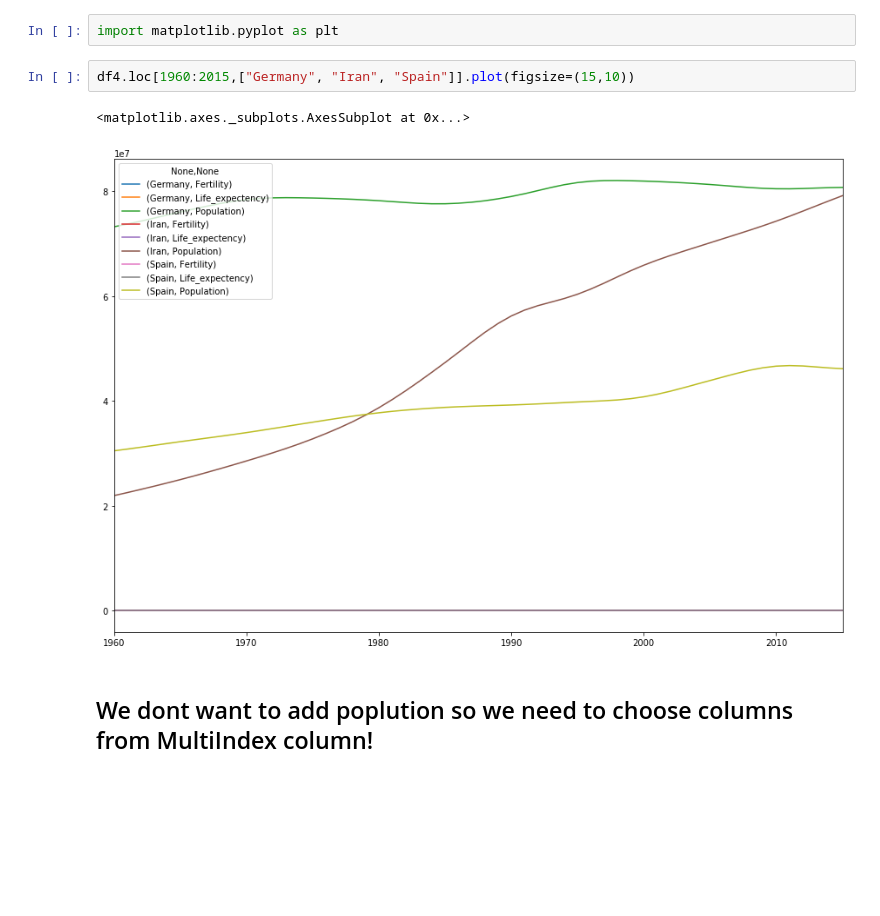
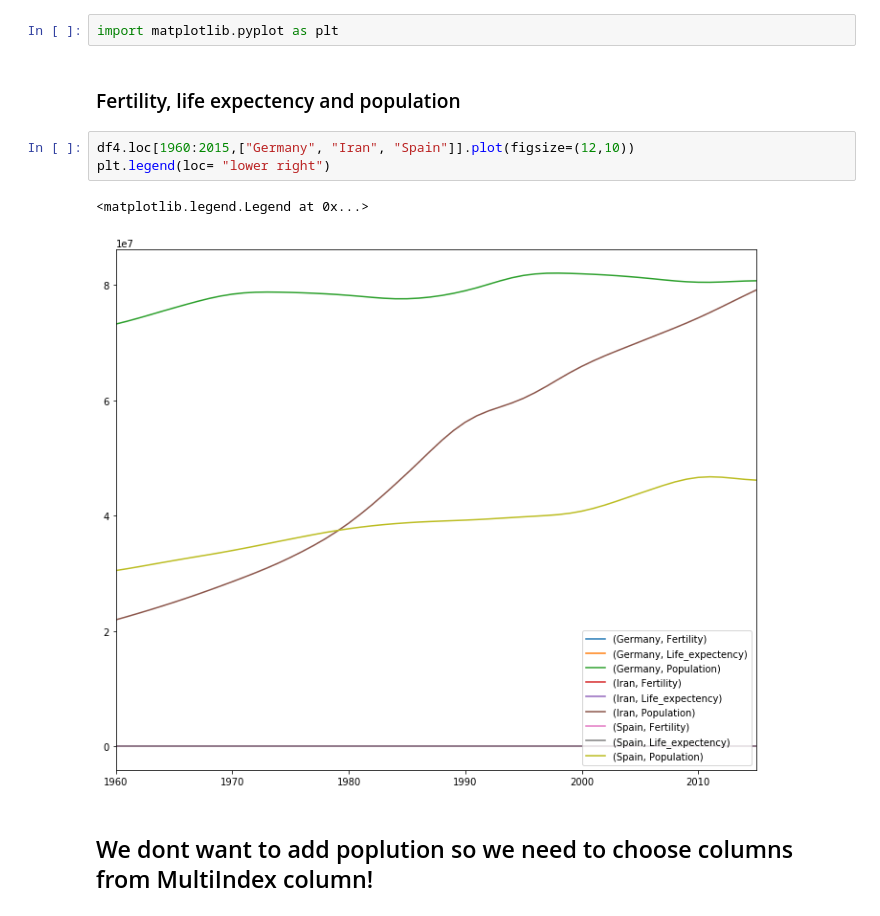
Before and after one commit to iremnasir/bootcamp_progress, a Jupyter notebook: Animate a Scatterplot.ipynb, the cells around one changed output. Drawn from its saved outputs; the diff is of its cells as text; blank space fills up the shorter version.

Commit message:
add pop plot

```diff
--- a/Animate a Scatterplot.ipynb
+++ b/Animate a Scatterplot.ipynb
@@ -225,11 +223,14 @@ df4
 # Can we?
 # %%
 import matplotlib.pyplot as plt
+# %% [markdown]
+### Fertility, life expectency and population
 # %%
-df4.loc[1960:2015,["Germany", "Iran", "Spain"]].plot(figsize=(15,10))
+df4.loc[1960:2015,["Germany", "Iran", "Spain"]].plot(figsize=(12,10))
+plt.legend(loc= "lower right")
 # %% [output]
-<matplotlib.axes._subplots.AxesSubplot at 0x...>
+<matplotlib.legend.Legend at 0x...>
-[figure, old version]
+[figure, new version]
 # %% [markdown]
 ## We dont want to add poplution so we need to choose columns from MultiIndex column!
 # %%
```
Also changed, not shown: parts of 8 cells of this notebook.
